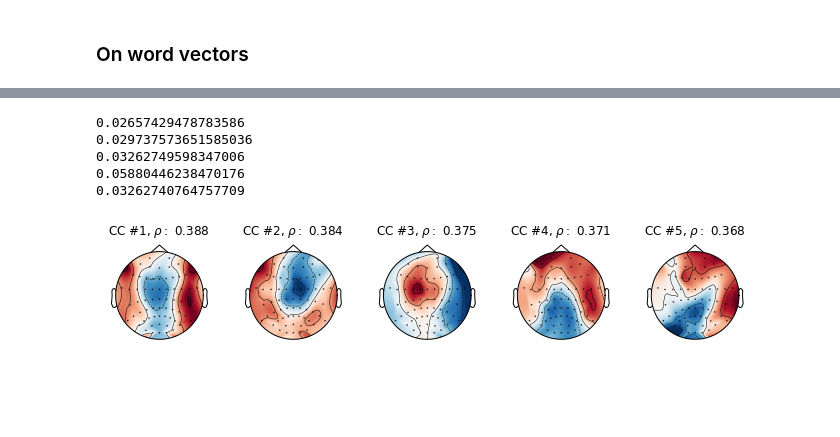
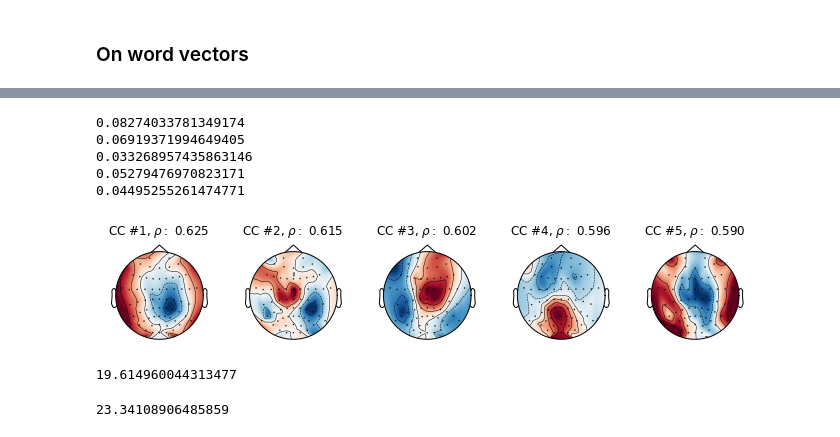
Before and after one commit to Hugo-W/pyEEG, a Jupyter notebook: docs/source/examples/CCA_wordvectors_correct_import.ipynb, the cells around one changed output, grey strips where cells are left out. Saved outputs shown, nothing was run; the diff lists cells and outputs as text; code cells hidden in the pictures; blank space fills up the shorter version.

```diff
--- a/docs/source/examples/CCA_wordvectors_correct_import.ipynb
+++ b/docs/source/examples/CCA_wordvectors_correct_import.ipynb
@@ -128,7 +128,7 @@ from pyeeg.cca import CCA_Estimator
 ### On word onset
 # %%
 # reshape matrices
-x = feat_matrix_onset[:,0].reshape((len(feat_matrix),1))
+x = feat_matrix[:,0][:, None]
 # %%
 cca_onset = CCA_Estimator(tmin=-.2, tmax=.8, srate=raw.info['sfreq'])
 cca_onset.fit(x, y, thresh_x=0.999, thresh_y=0.999, normalise=False, feat_names=["WordVectors"])
@@ -150,0 +151,21 @@ cca_onset.plot_activation_map(raw.info, n_comp=3)
+# %%
+from pyeeg.vizu import topoplot_array
+import sys
+if sys.platform.startswith("win"):
+    tmpdir = os.environ["TEMP"]
+else:
+    tmpdir = os.environ["TMPDIR"]
+X = np.load(os.path.join(tmpdir,'temp_X.npy'))
+y_temp = np.load(os.path.join(tmpdir,'temp_y.npy'))
+n_comp=5
+feat_id=0
+r = np.zeros((64,n_comp))
+for c in range(n_comp):
+    eeg_proj = y_temp @ cca_onset.coefResponse_[:, c]
+    env_proj = X[:,:,feat_id] @ cca_onset.coefStim_[:, feat_id, c]
+    for i in range(64):
+        r[i,c] = np.corrcoef(y_temp[:,i], eeg_proj)[0,1]
+    cc_corr = np.corrcoef(eeg_proj, env_proj)[0,1]
+    print(cc_corr)
+topoplot_array(r, raw.info, n_topos=n_comp, titles=cca_onset.score_)
+mne.viz.tight_layout()
@@ -151,4 +179,4 @@ cca_onset.plot_activation_map(raw.info, n_comp=3)
 # %% [markdown]
 ### On word vectors
 # %%
-x = feat_matrix[:,1:]
+x = feat_matrix.copy()[:,1:]
@@ -155,4 +187,3 @@ x = feat_matrix[:,1:]
 # %%
-times = np.linspace(-0.2,0.8,46)
-cca = CCA_Estimator(times=times, srate=raw.info['sfreq'])
+cca = CCA_Estimator(tmin=-.2, tmax=.8, srate=raw.info['sfreq'])
 cca.fit(x, y, thresh_x=0.999, thresh_y=0.999, normalise=False, feat_names=["WordVectors"])    # best to use all components but only display first few
@@ -184,28 +222,36 @@ cca.plot_corr(raw.info, n_comp=5)
 # %%
 from pyeeg.vizu import topoplot_array
 import sys
 if sys.platform.startswith("win"):
     tmpdir = os.environ["TEMP"]
 else:
     tmpdir = os.environ["TMPDIR"]
 X = np.load(os.path.join(tmpdir,'temp_X.npy'))
-y = np.load(os.path.join(tmpdir,'temp_y.npy'))
+y_tmp = np.load(os.path.join(tmpdir,'temp_y.npy'))
 n_comp=5
 feat_id=0
 r = np.zeros((64,n_comp))
 for c in range(n_comp):
-    eeg_proj = y @ cca.coefResponse_[:, c]
+    eeg_proj = y_tmp @ cca.coefResponse_[:, c]
     env_proj = X[:,:,feat_id] @ cca.coefStim_[:, feat_id, c]
     for i in range(64):
-        r[i,c] = np.corrcoef(y[:,i], eeg_proj)[0,1]
+        r[i,c] = np.corrcoef(y_tmp[:,i], eeg_proj)[0,1]
     cc_corr = np.corrcoef(eeg_proj, env_proj)[0,1]
     print(cc_corr)
 topoplot_array(r, raw.info, n_topos=n_comp, titles=cca.score_)
 mne.viz.tight_layout()
 # %% [output]
-0.02657429478783586
-0.029737573651585036
-0.03262749598347006
-0.05880446238470176
-0.03262740764757709
+0.08274033781349174
+0.06919371994649405
+0.033268957435863146
+0.05279476970823171
+0.04495255261474771
-[figure, old version]
+[figure, new version]
+# %%
+(0.62294842+1)/0.0827403378
+# %% [output]
+19.614960044313477
+# %%
+(0.61505678+1)/0.06919371994649405
+# %% [output]
+23.34108906485859
```
Also changed, not shown: parts of 18 cells of this notebook.
